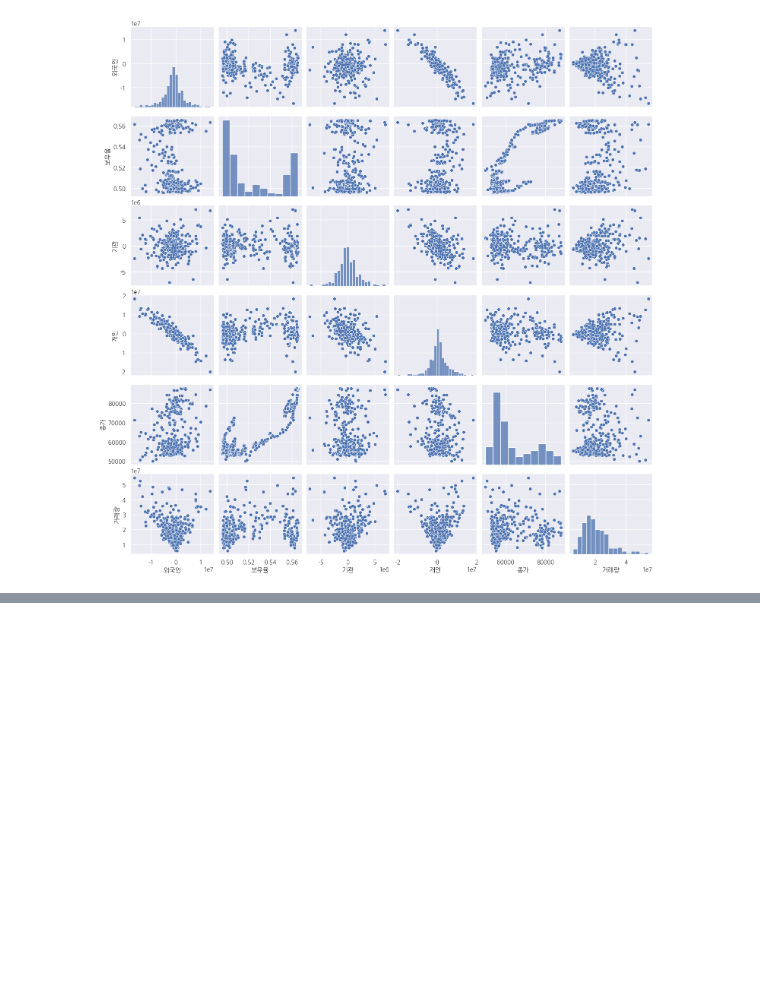
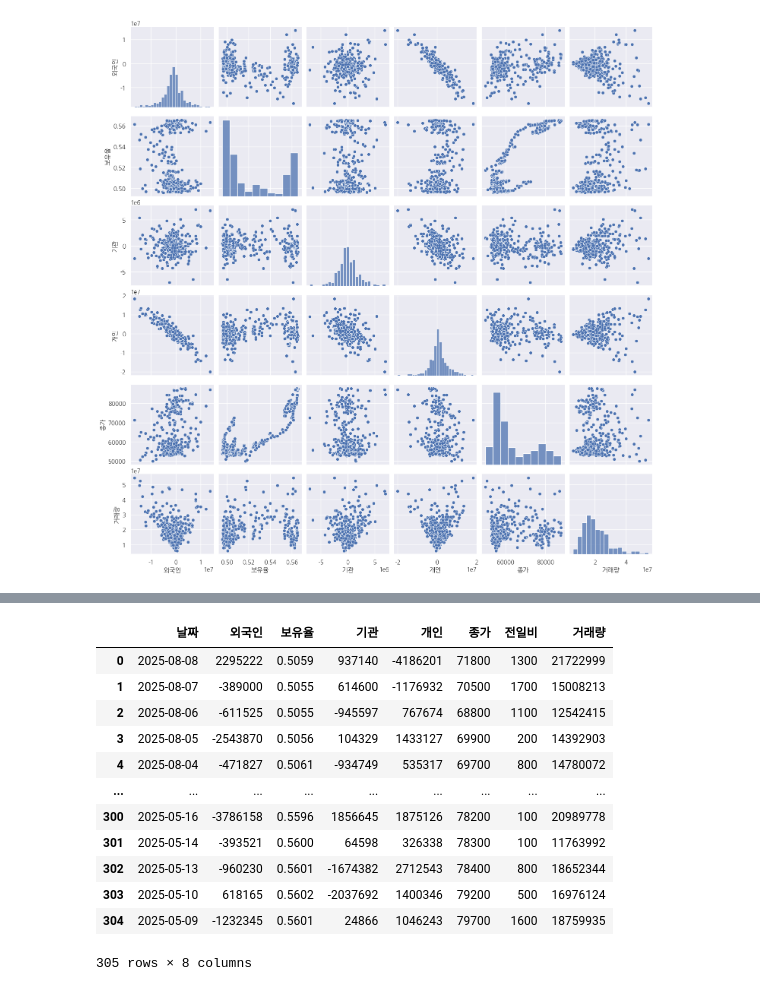
Before and after one commit to An0jin/Samsung, a Jupyter notebook: main.ipynb, the cells around one changed output, grey strips where cells are left out. Drawn from its saved outputs; the diff is of its cells as text; code cells hidden in the pictures; blank space fills up the shorter version.

```diff
--- a/main.ipynb
+++ b/main.ipynb
@@ -85,0 +121,18 @@ plt.show()
+# %%
+from datetime import datetime
+df['날짜'] = df['날짜'].apply(lambda x: datetime(2025,int(x.split('.')[0]),int(x.split('.')[1])))
+df
+# %% [output]
+|  | 날짜 | 외국인 | 보유율 | 기관 | 개인 | 종가 | 전일비 | 거래량 |
+| 0 | 2025-08-08 | 2295222 | 0.5059 | 937140 | -4186201 | 71800 | 1300 | 21722999 |
+| 1 | 2025-08-07 | -389000 | 0.5055 | 614600 | -1176932 | 70500 | 1700 | 15008213 |
+| 2 | 2025-08-06 | -611525 | 0.5055 | -945597 | 767674 | 68800 | 1100 | 12542415 |
+| 3 | 2025-08-05 | -2543870 | 0.5056 | 104329 | 1433127 | 69900 | 200 | 14392903 |
+| 4 | 2025-08-04 | -471827 | 0.5061 | -934749 | 535317 | 69700 | 800 | 14780072 |
+| ... | ... | ... | ... | ... | ... | ... | ... | ... |
+| 300 | 2025-05-16 | -3786158 | 0.5596 | 1856645 | 1875126 | 78200 | 100 | 20989778 |
+| 301 | 2025-05-14 | -393521 | 0.5600 | 64598 | 326338 | 78300 | 100 | 11763992 |
+| 302 | 2025-05-13 | -960230 | 0.5601 | -1674382 | 2712543 | 78400 | 800 | 18652344 |
+| 303 | 2025-05-10 | 618165 | 0.5602 | -2037692 | 1400346 | 79200 | 500 | 16976124 |
+| 304 | 2025-05-09 | -1232345 | 0.5601 | 24866 | 1046243 | 79700 | 1600 | 18759935 |
+305 rows × 8 columns
```
Also changed, not shown: parts of 4 cells of this notebook, 4 other files.
